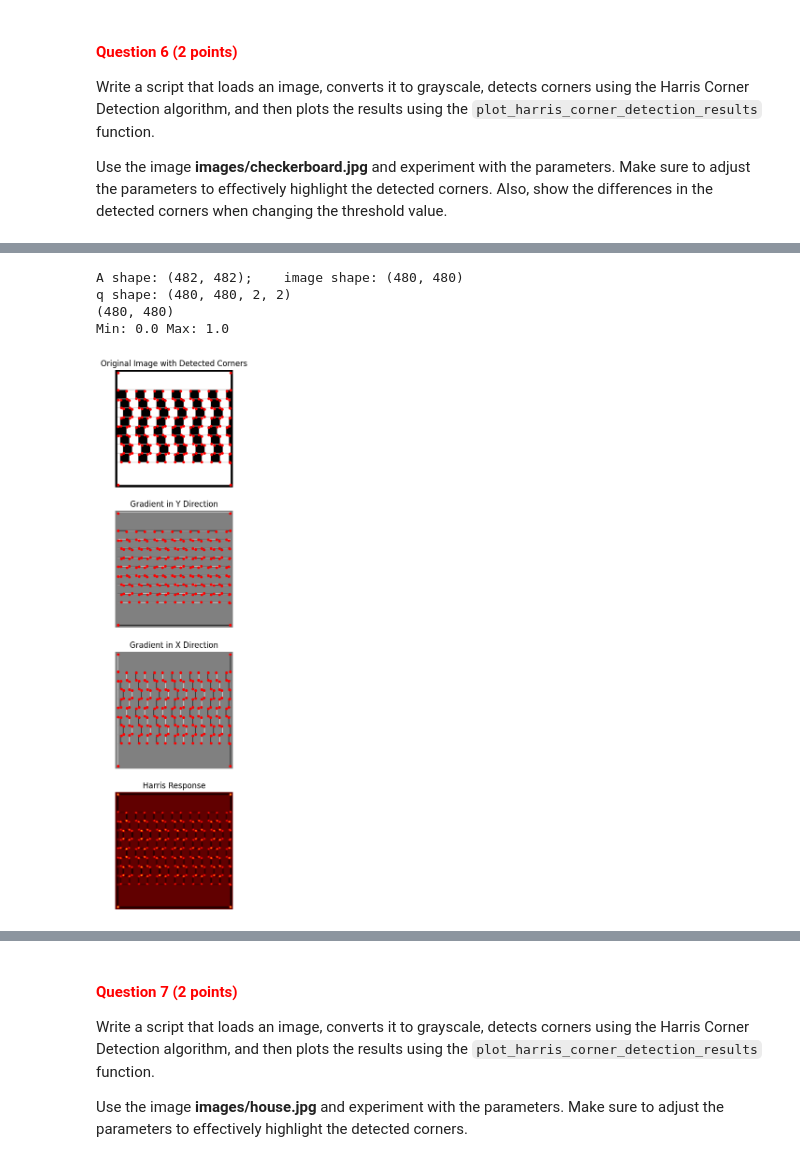
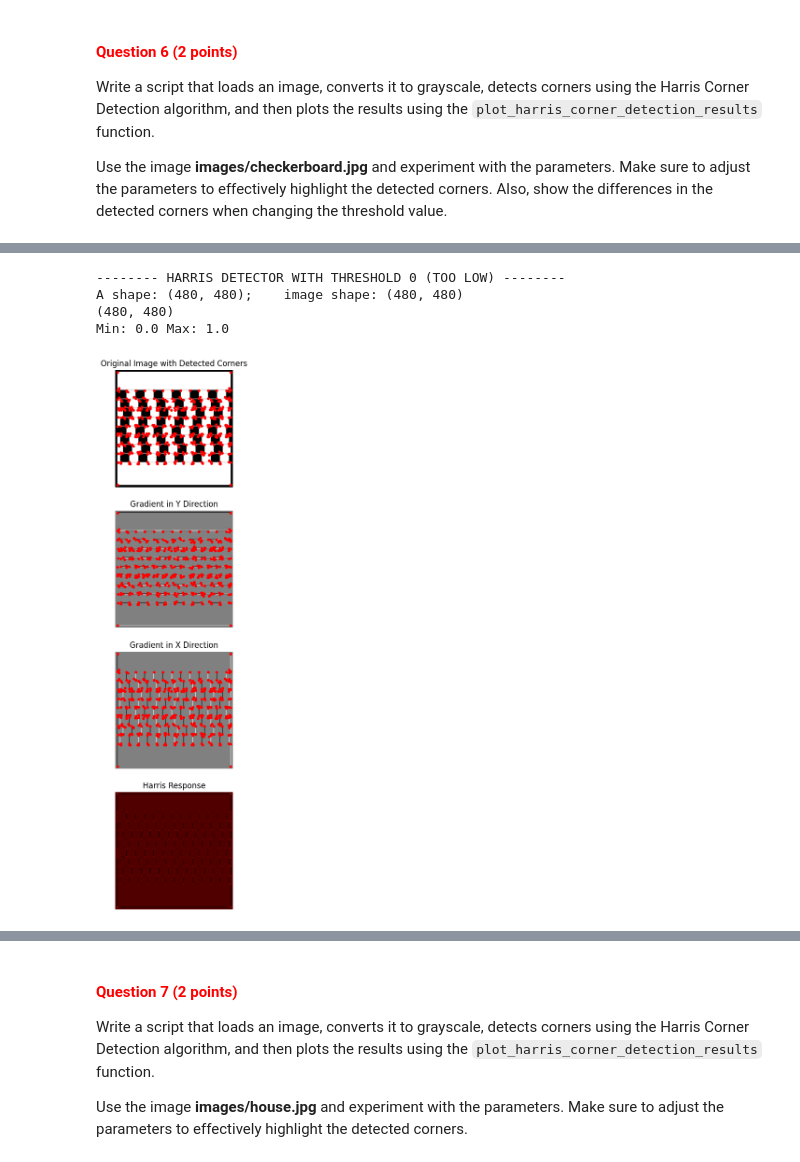
Before and after one commit to uvacv1/cv1-lab-3, a Jupyter notebook: cv1-lab-3.ipynb, the cells around one changed output, grey strips where cells are left out. Drawn from its saved outputs; the diff is of its cells as text; code cells hidden in the pictures.

Commit message:
S1 Fixed Gaussian gradient

```diff
--- a/cv1-lab-3.ipynb
+++ b/cv1-lab-3.ipynb
@@ -309,12 +308,15 @@ def compute_gradient_y(grayscale_image):
     """
 
     # YOUR CODE HERE
-    sobel_y = np.array([
-        [1, 2, 1],
-        [0, 0, 0],
-        [-1, -2, -1]
+    # according to eq. 5
+    # we believe that the gradients should actually be inverted
+    # but because they are always taken of the second order it doesn't matter
+    g_y = np.array([
+        [-1],
+        [0],
+        [1]
     ])
-    gradient_y = scipy.signal.convolve2d(grayscale_image, sobel_y)
+    gradient_y = scipy.signal.convolve2d(grayscale_image, g_y, mode="same")
 
     return gradient_y
 # %% [markdown]
@@ -352,29 +354,8 @@ def harris_corner_detector(normalized_image, sigma, threshold):
 
     # each pixel now has a Q matrix, corresponding to [[A B], [B C]]
     print(f"A shape: {A.shape};    image shape: {normalized_image.shape}")
-    h, w = normalized_image.shape
-    Q = np.zeros((h, w, 2, 2))
-    x_indices, y_indices = np.indices((h, w))
 
-    # Fill in the array using broadcasting
-    Q[:, :, 0, 0] = A[x_indices, y_indices]
-    Q[:, :, 0, 1] = B[x_indices, y_indices]
-    Q[:, :, 1, 0] = B[x_indices, y_indices]
-    Q[:, :, 1, 1] = C[x_indices, y_indices]
-    print(f"q shape: {Q.shape}")
-
-    def calculate_harris_response(mat):
-        mat = mat.reshape(2,2)
-        eigenvalues, _ = LA.eig(mat)
-        lam_one, lam_two = eigenvalues
-        return lam_one*lam_two-0.04*(lam_one+lam_two)**2
-
-    reshaped_Q = Q.reshape(h, w, 4, -1)  # shape: (h*w, 2, 2)
-    # Apply the Harris response calculation
-    harris_response_flat = np.apply_along_axis(calculate_harris_response, axis=2, arr=reshaped_Q)
-
-    # Reshape back to the original dimensions minus the last two
-    harris_response = harris_response_flat.reshape(Q.shape[:-2])
+    harris_response = (A * C - B ** 2) - 0.04 * (A + C) ** 2
 
     neighborhood_size = 3
     filtered = maximum_filter(harris_response, neighborhood_size, mode='constant')
@@ -443,11 +436,12 @@ Use the image **images/checkerboard.jpg** and experiment with the parameters. Ma
 # %%
 # YOUR CODE HERE
 checkerboard = convert_image_to_grayscale("images/checkerboard.jpg")
-h, r, c = harris_corner_detector(checkerboard, 3.0, 1.0)
+print("-------- HARRIS DETECTOR WITH THRESHOLD 0 (TOO LOW) --------")
+h, r, c = harris_corner_detector(checkerboard, 1.0, 0)
 plot_harris_corner_detection_results(checkerboard, h, r, c)
 # %% [output]
-A shape: (482, 482);    image shape: (480, 480)
-q shape: (480, 480, 2, 2)
+-------- HARRIS DETECTOR WITH THRESHOLD 0 (TOO LOW) --------
+A shape: (480, 480);    image shape: (480, 480)
 (480, 480)
 Min: 0.0 Max: 1.0
-[figure, old version]
+[figure, new version]
```
Also changed, not shown: parts of 3 cells of this notebook.
